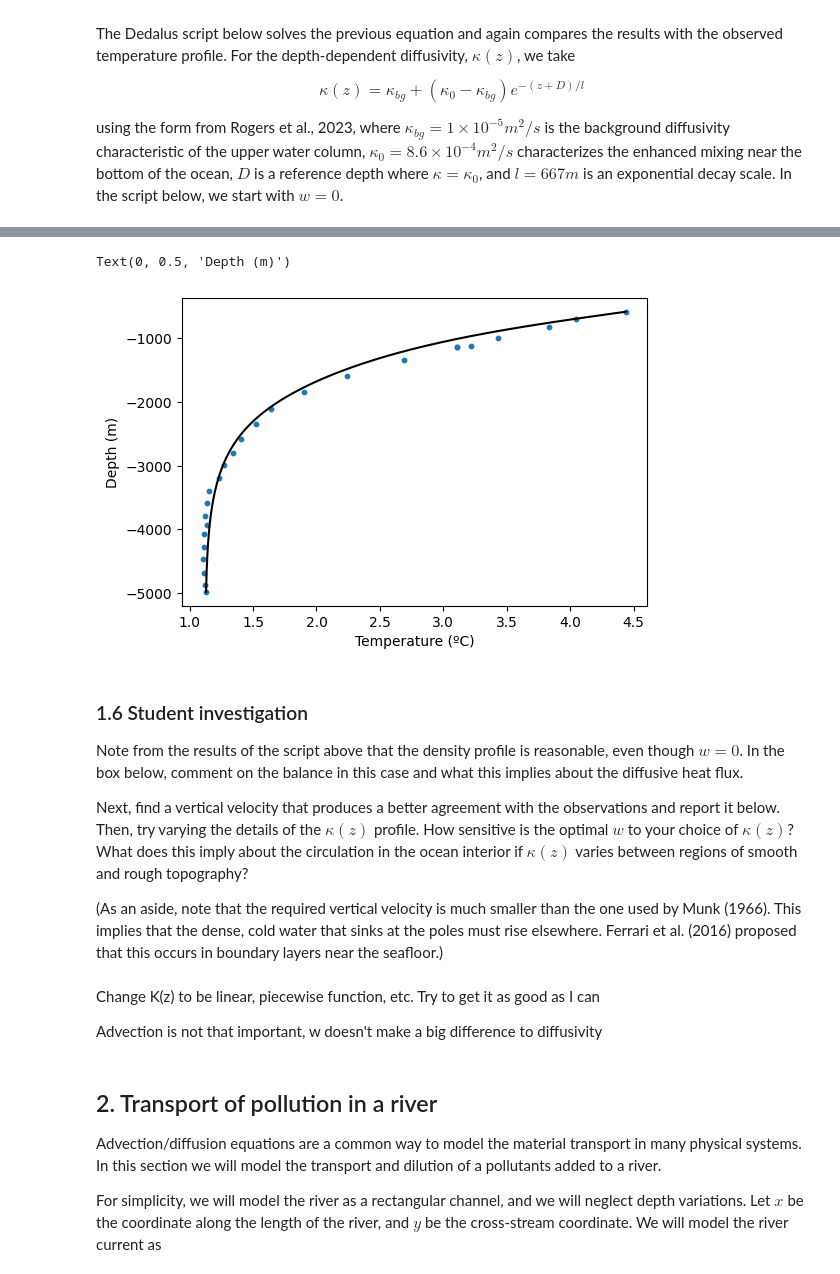
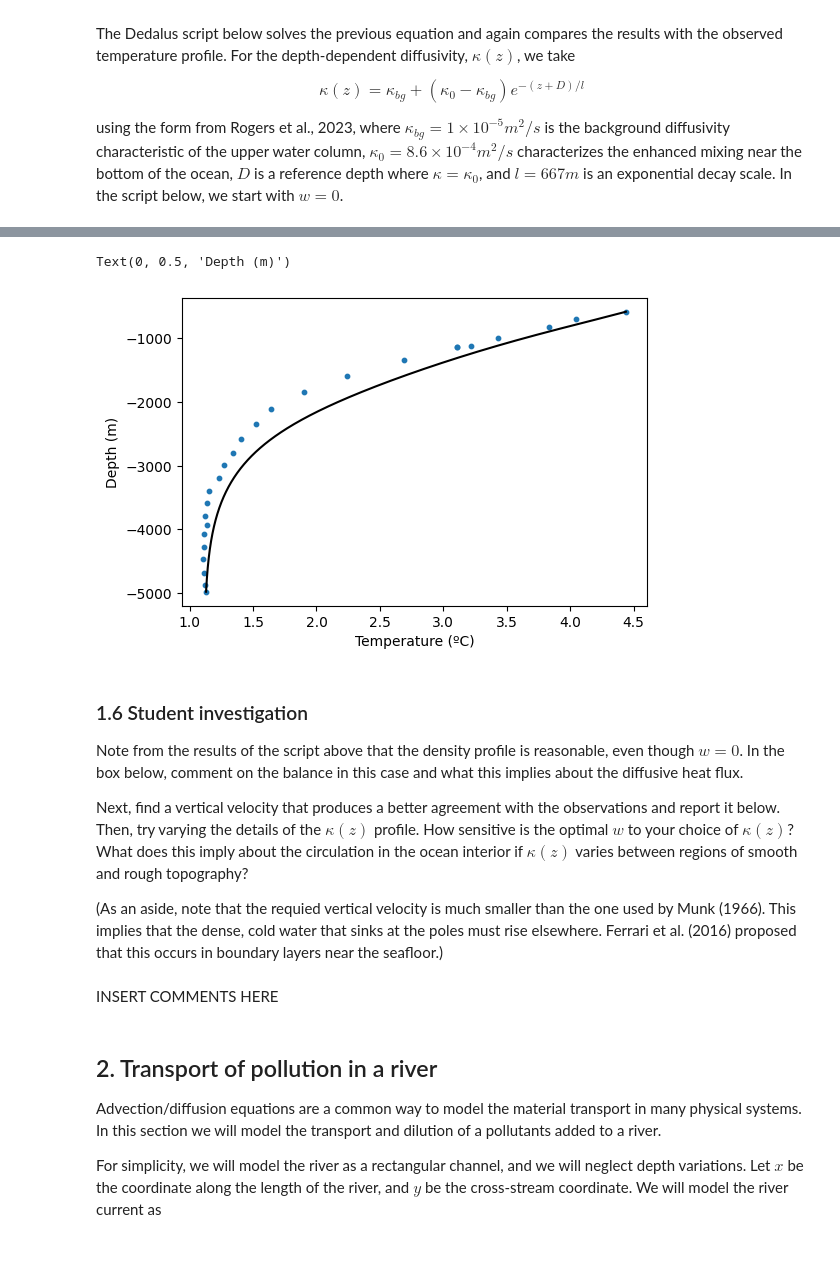
Before and after one commit to benwulmer/QCES, a Jupyter notebook: Project2_transport.ipynb, the cells around one changed output, grey strips where cells are left out. Cells and saved outputs as stored; diff of their text form; code cells hidden in the pictures.

```diff
--- a/Project2_transport.ipynb
+++ b/Project2_transport.ipynb
@@ -206,7 +220,7 @@ T_bottom = CTD_T[0]
 Nz = 1000
 
 # Set the vertical velocity
-w = 1e-8 # m/s
+w = 0 # m/s
 
 # Bases
 zcoord = d3.Coordinate('z')
@@ -255,5 +269,5 @@ INFO:subsystems:Building subproblem matrices 1/1 (~100%) Elapsed: 0s, Remaining:
 Text(0, 0.5, 'Depth (m)')
-[figure, old version]
+[figure, new version]
 # %% [markdown]
 ### 1.6 Student investigation
 <a id='section1pt6'></a>
@@ -261,4 +275,4 @@ Note from the results of the script above that the density profile is reasonable
 
 Next, find a vertical velocity that produces a better agreement with the observations and report it below. Then, try varying the details of the $\kappa(z)$ profile. How sensitive is the optimal $w$ to your choice of $\kappa(z)$? What does this imply about the circulation in the ocean interior if $\kappa(z)$ varies between regions of smooth and rough topography?
 
-(As an aside, note that the required vertical velocity is much smaller than the one used by Munk (1966). This implies that the dense, cold water that sinks at the poles must rise elsewhere. Ferrari et al. (2016) proposed that this occurs in boundary layers near the seafloor.)
+(As an aside, note that the requied vertical velocity is much smaller than the one used by Munk (1966). This implies that the dense, cold water that sinks at the poles must rise elsewhere. Ferrari et al. (2016) proposed that this occurs in boundary layers near the seafloor.)
@@ -329,7 +279,5 @@ plt.ylabel('Depth (m)')
-# %% [markdown]
-Change K(z) to be linear, piecewise function, etc. Try to get it as good as I can
-
-Advection is not that important, w doesn't make a big difference to diffusivity
+# %% [markdown]
+INSERT COMMENTS HERE
 # %% [markdown]
 ## 2. Transport of pollution in a river
 
```
Also changed, not shown: parts of 14 cells of this notebook.
